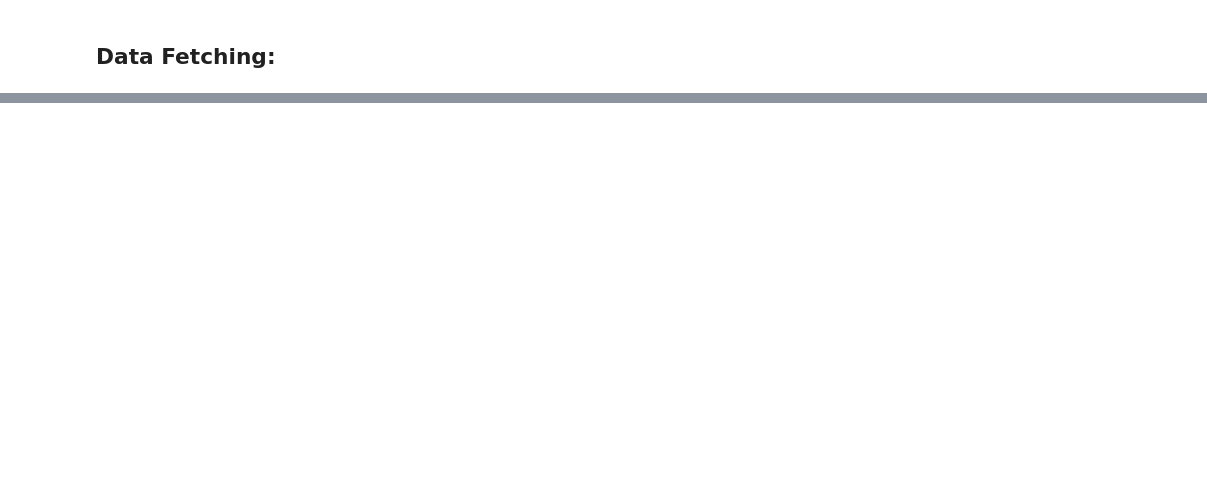
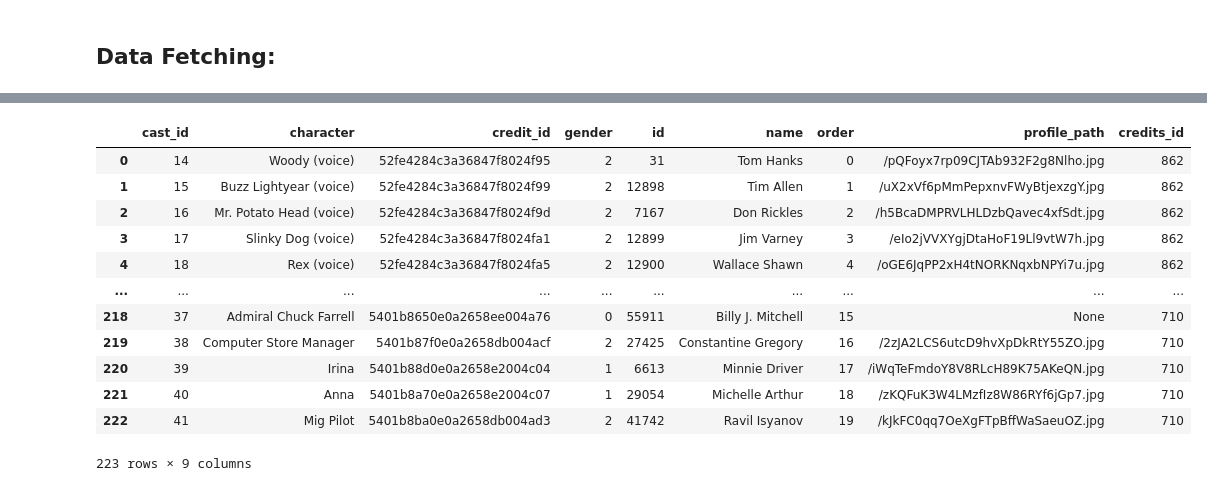
Before and after one commit to iqbalzain99/Movies-Dataflow-and-Analysis-DE-Portfolio, a Jupyter notebook: test_airflow_code.ipynb, the cells around one changed output, grey strips where cells are left out. Drawn from its saved outputs; the diff is of its cells as text; code cells hidden in the pictures; blank space fills up the shorter version.

```diff
--- a/test_airflow_code.ipynb
+++ b/test_airflow_code.ipynb
@@ -105,0 +198,23 @@ print(df.head())
+# %%
+def normalize_cast(row):
+    cast_df = pd.json_normalize(row['cast'])
+    cast_df['credits_id'] = row['id']
+    return cast_df
+
+normalized_casts = pd.concat(sample.apply(normalize_cast, axis=1).tolist(), axis=0, ignore_index=True)
+# %%
+normalized_casts
+# %% [output]
+|  | cast_id | character | credit_id | gender | id | name | order | profile_path | credits_id |
+| 0 | 14 | Woody (voice) | 52fe4284c3a36847f8024f95 | 2 | 31 | Tom Hanks | 0 | /pQFoyx7rp09CJTAb932F2g8Nlho.jpg | 862 |
+| 1 | 15 | Buzz Lightyear (voice) | 52fe4284c3a36847f8024f99 | 2 | 12898 | Tim Allen | 1 | /uX2xVf6pMmPepxnvFWyBtjexzgY.jpg | 862 |
+| 2 | 16 | Mr. Potato Head (voice) | 52fe4284c3a36847f8024f9d | 2 | 7167 | Don Rickles | 2 | /h5BcaDMPRVLHLDzbQavec4xfSdt.jpg | 862 |
+| 3 | 17 | Slinky Dog (voice) | 52fe4284c3a36847f8024fa1 | 2 | 12899 | Jim Varney | 3 | /eIo2jVVXYgjDtaHoF19Ll9vtW7h.jpg | 862 |
+| 4 | 18 | Rex (voice) | 52fe4284c3a36847f8024fa5 | 2 | 12900 | Wallace Shawn | 4 | /oGE6JqPP2xH4tNORKNqxbNPYi7u.jpg | 862 |
+| ... | ... | ... | ... | ... | ... | ... | ... | ... | ... |
+| 218 | 37 | Admiral Chuck Farrell | 5401b8650e0a2658ee004a76 | 0 | 55911 | Billy J. Mitchell | 15 | None | 710 |
+| 219 | 38 | Computer Store Manager | 5401b87f0e0a2658db004acf | 2 | 27425 | Constantine Gregory | 16 | /2zJA2LCS6utcD9hvXpDkRtY55ZO.jpg | 710 |
+| 220 | 39 | Irina | 5401b88d0e0a2658e2004c04 | 1 | 6613 | Minnie Driver | 17 | /iWqTeFmdoY8V8RLcH89K75AKeQN.jpg | 710 |
+| 221 | 40 | Anna | 5401b8a70e0a2658e2004c07 | 1 | 29054 | Michelle Arthur | 18 | /zKQFuK3W4LMzfIz8W86RYf6jGp7.jpg | 710 |
+| 222 | 41 | Mig Pilot | 5401b8ba0e0a2658db004ad3 | 2 | 41742 | Ravil Isyanov | 19 | /kJkFC0qq7OeXgFTpBffWaSaeuOZ.jpg | 710 |
+223 rows × 9 columns
```
Also changed, not shown: parts of 13 cells of this notebook.
